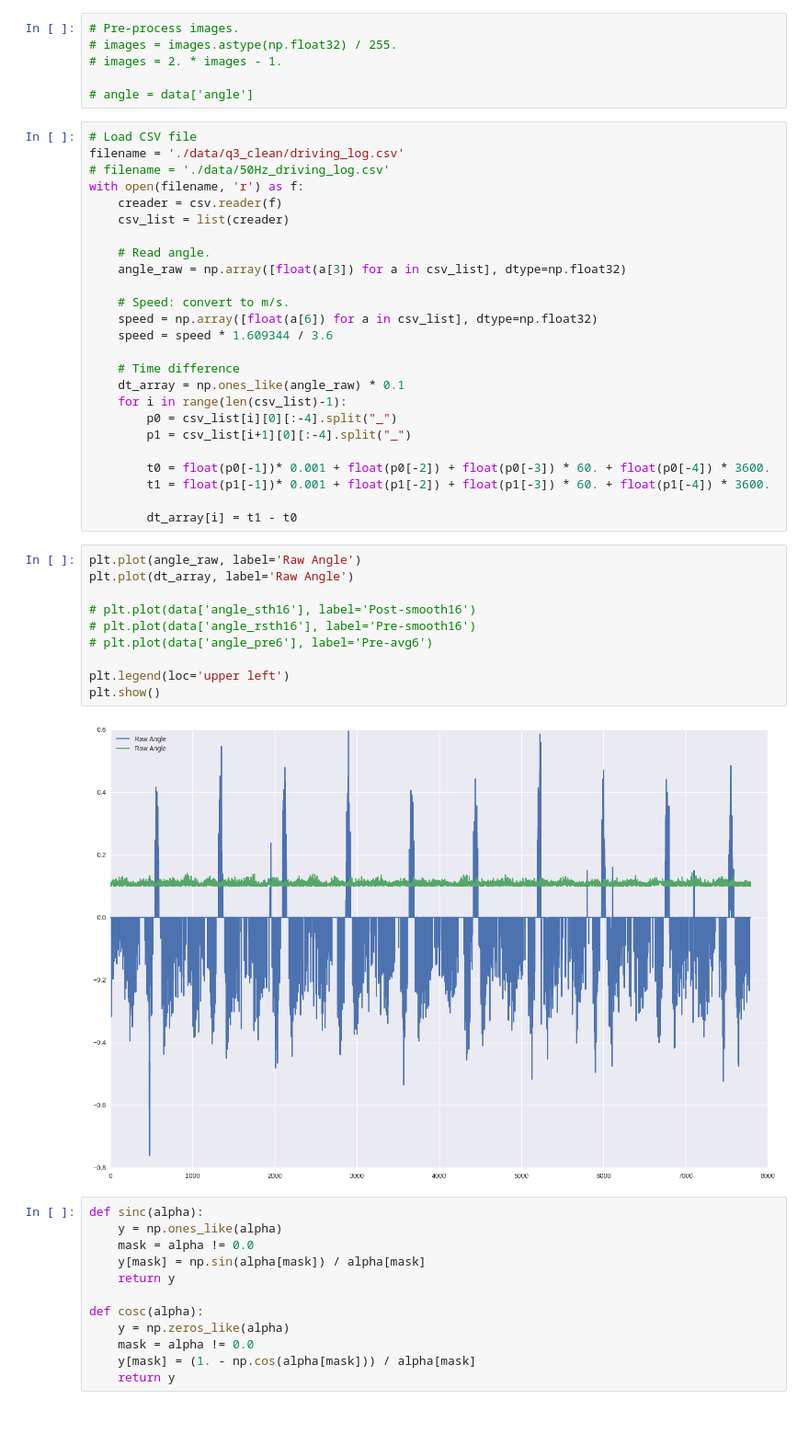
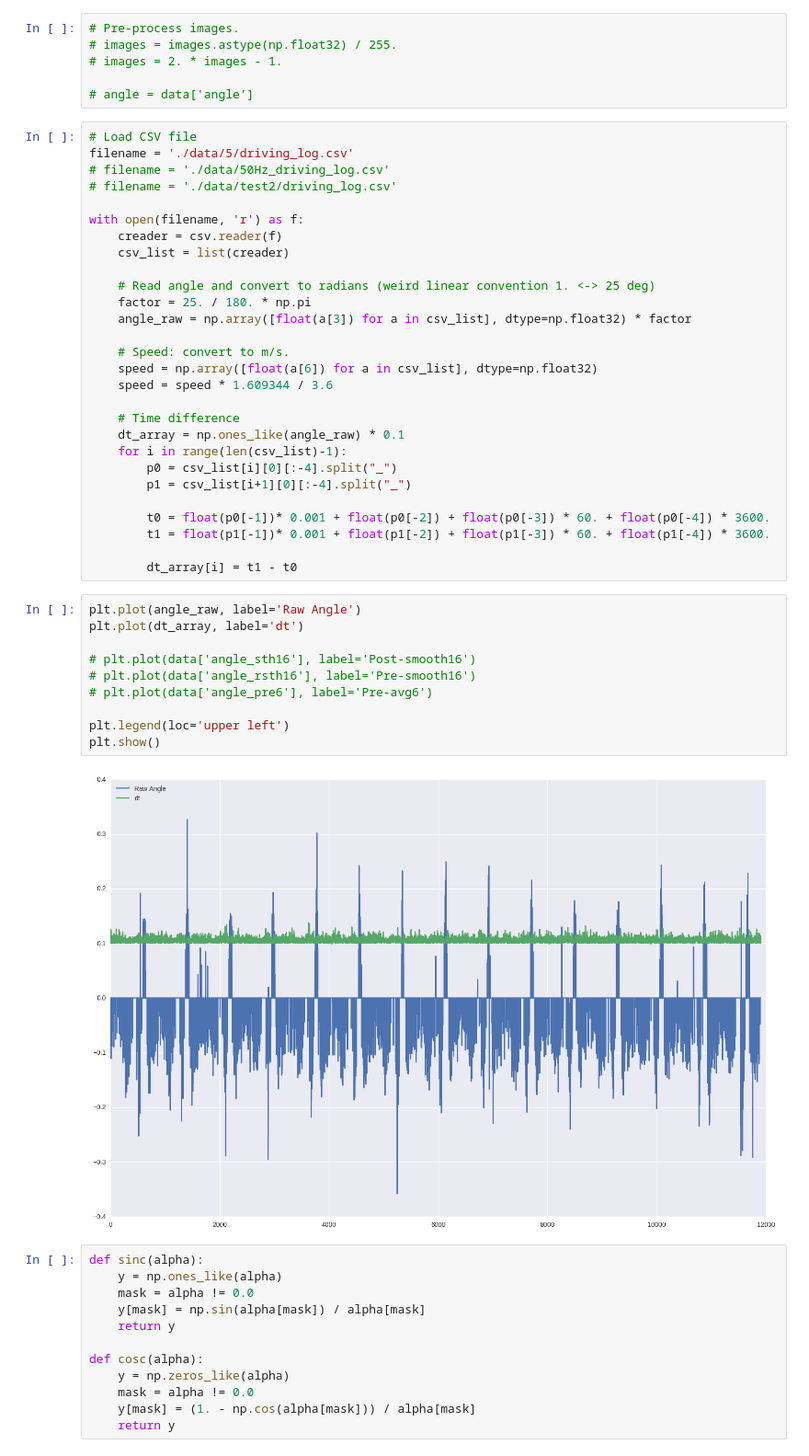
Before and after one commit to balancap/SDC-Behavioral-Cloning, a Jupyter notebook: behavioral-cloning.ipynb, the cells around one changed output. Shown at 92% size. Saved outputs shown, nothing was run; the diff lists cells and outputs as text; blank space fills up the shorter version.

Commit message:
UPDATE: Pre-processing of data.

```diff
--- a/behavioral-cloning.ipynb
+++ b/behavioral-cloning.ipynb
@@ -58,14 +58,17 @@ print(out.shape)
 # angle = data['angle']
 # %%
 # Load CSV file
-filename = './data/q3_clean/driving_log.csv'
+filename = './data/5/driving_log.csv'
 # filename = './data/50Hz_driving_log.csv'
+# filename = './data/test2/driving_log.csv'
+
 with open(filename, 'r') as f:
     creader = csv.reader(f)
     csv_list = list(creader)
 
-    # Read angle.
-    angle_raw = np.array([float(a[3]) for a in csv_list], dtype=np.float32)
+    # Read angle and convert to radians (weird linear convention 1. <-> 25 deg)
+    factor = 25. / 180. * np.pi
+    angle_raw = np.array([float(a[3]) for a in csv_list], dtype=np.float32) * factor
 
     # Speed: convert to m/s.
     speed = np.array([float(a[6]) for a in csv_list], dtype=np.float32)
@@ -83,16 +86,16 @@ with open(filename, 'r') as f:
         dt_array[i] = t1 - t0
 # %%
 plt.plot(angle_raw, label='Raw Angle')
-plt.plot(dt_array, label='Raw Angle')
+plt.plot(dt_array, label='dt')
 
 # plt.plot(data['angle_sth16'], label='Post-smooth16')
 # plt.plot(data['angle_rsth16'], label='Pre-smooth16')
 # plt.plot(data['angle_pre6'], label='Pre-avg6')
 
 plt.legend(loc='upper left')
 plt.show()
 # %% [output]
-[figure, old version]
+[figure, new version]
 # %%
 def sinc(alpha):
     y = np.ones_like(alpha)
```
Also changed, not shown: parts of 15 cells of this notebook, 1 other file.
